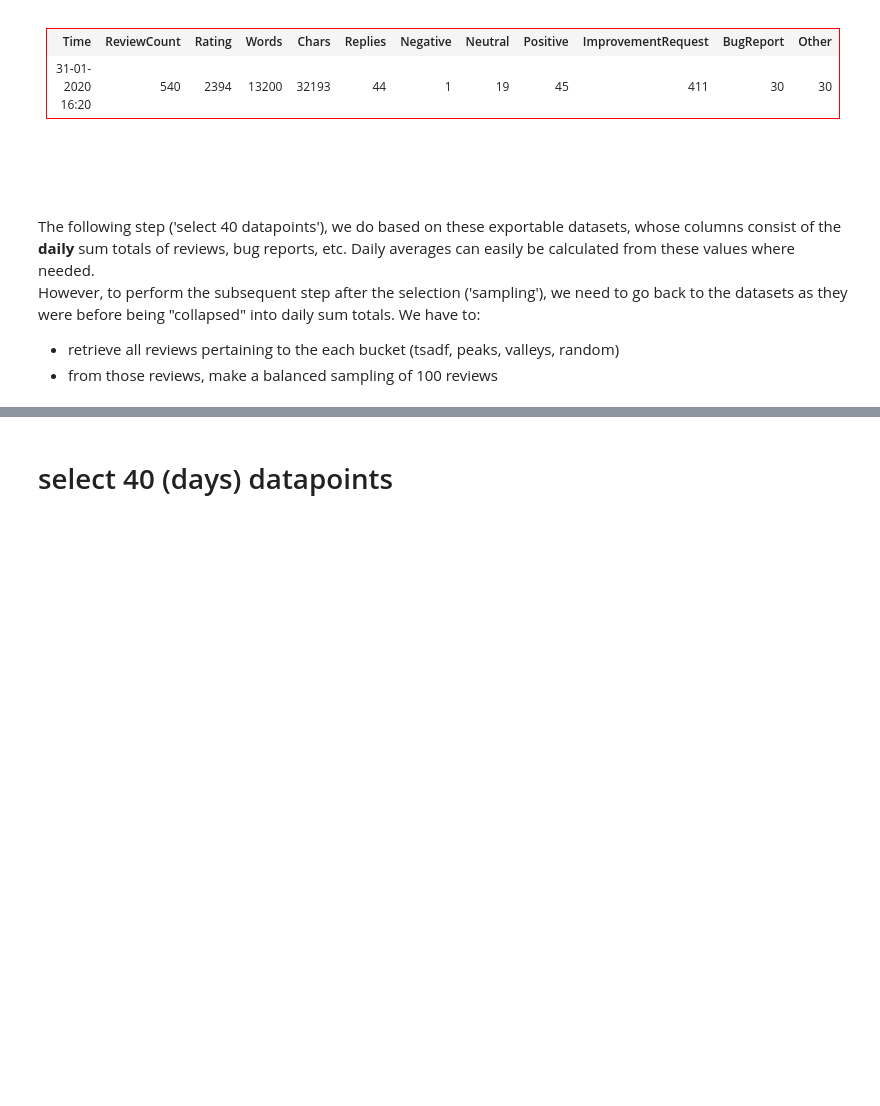
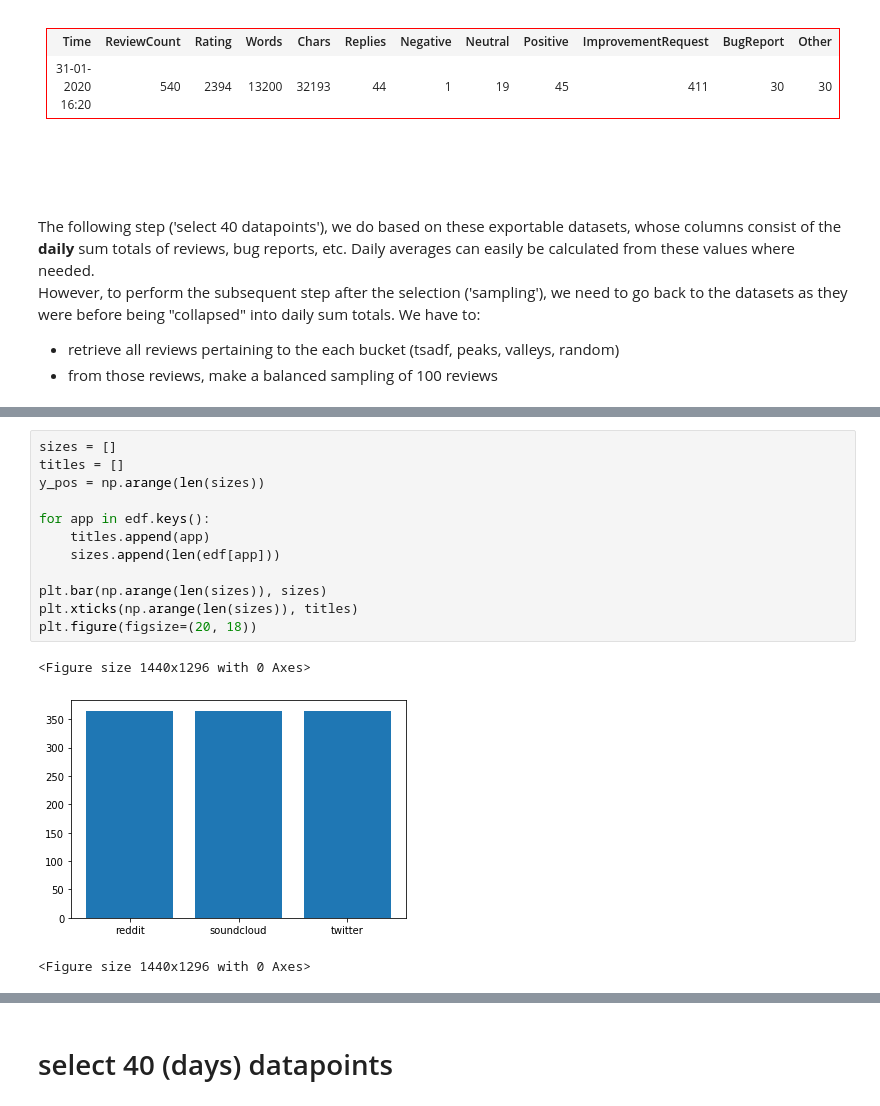
Before and after one commit to gohovd/user-reviews-ts-ad, a Jupyter notebook: Sampler and Excel Builder.ipynb, the cells around one changed output, grey strips where cells are left out. Saved outputs shown, nothing was run; the diff lists cells and outputs as text; blank space fills up the shorter version.

```diff
--- a/Sampler and Excel Builder.ipynb
+++ b/Sampler and Excel Builder.ipynb
@@ -148,0 +193,16 @@ dict_keys(['reddit', 'snapchat', 'soundcloud', 'whatsapp'])
+# %%
+sizes = []
+titles = []
+y_pos = np.arange(len(sizes))
+
+for app in edf.keys():
+    titles.append(app)
+    sizes.append(len(edf[app]))
+
+plt.bar(np.arange(len(sizes)), sizes)
+plt.xticks(np.arange(len(sizes)), titles)
+plt.figure(figsize=(20, 18))
+# %% [output]
+<Figure size 1440x1296 with 0 Axes>
+[figure, added]
+<Figure size 1440x1296 with 0 Axes>
```
Also changed, not shown: parts of 51 cells of this notebook, 2 other files.
